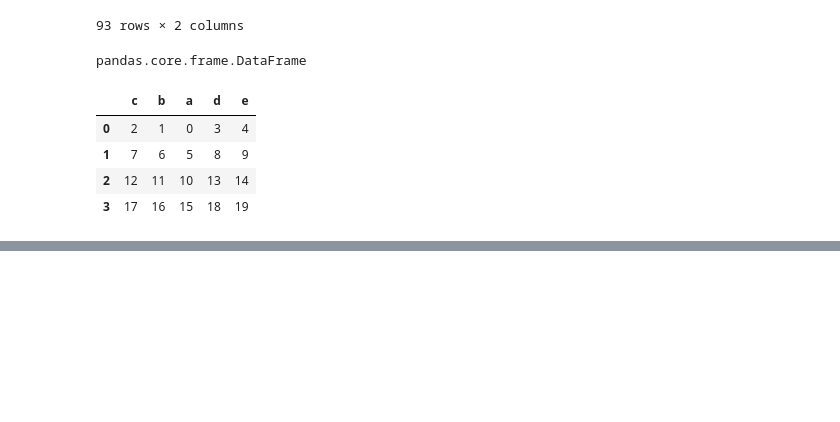
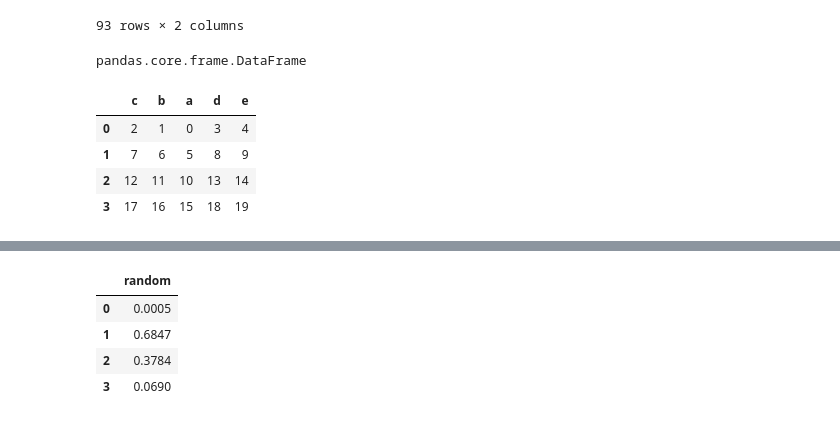
Before and after one commit to ian-james-johnson/numpy_pandas_visualization_exercises, a Jupyter notebook: 101_pandas_exercises.ipynb, the cells around one changed output, grey strips where cells are left out. Drawn from its saved outputs; the diff is of its cells as text; code cells hidden in the pictures; blank space fills up the shorter version.

Commit message:
working on Pandas 101

```diff
--- a/101_pandas_exercises.ipynb
+++ b/101_pandas_exercises.ipynb
@@ -869,0 +888,13 @@ df
+# %%
+#47
+# How to format or suppress scientific notations in a pandas dataframe?
+
+df = pd.DataFrame(np.random.random(4)**10, columns=['random'])
+
+df.round(4)
+# %% [output]
+|  | random |
+| 0 | 0.0005 |
+| 1 | 0.6847 |
+| 2 | 0.3784 |
+| 3 | 0.0690 |
```
Also changed, not shown: parts of 2 cells of this notebook.
